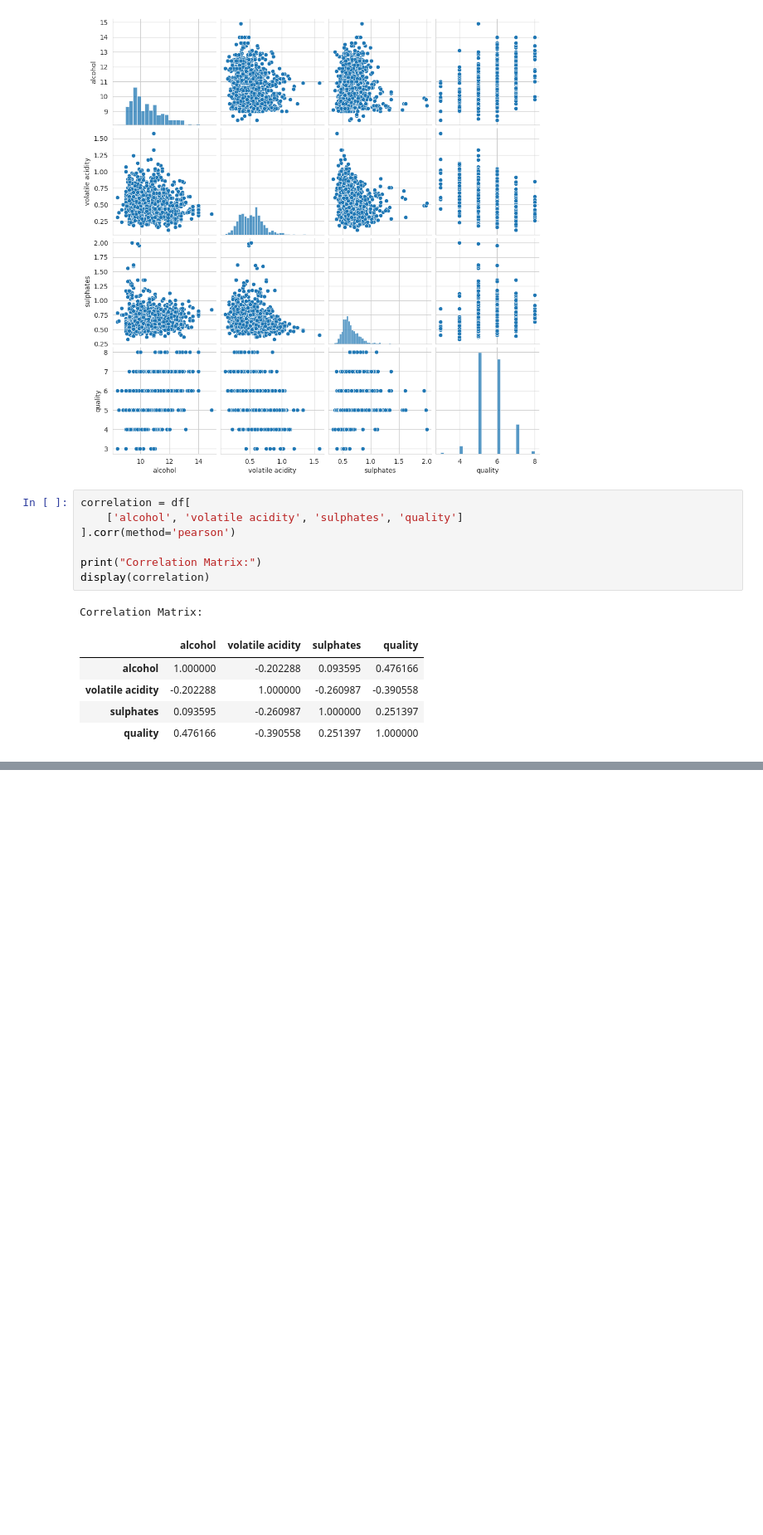
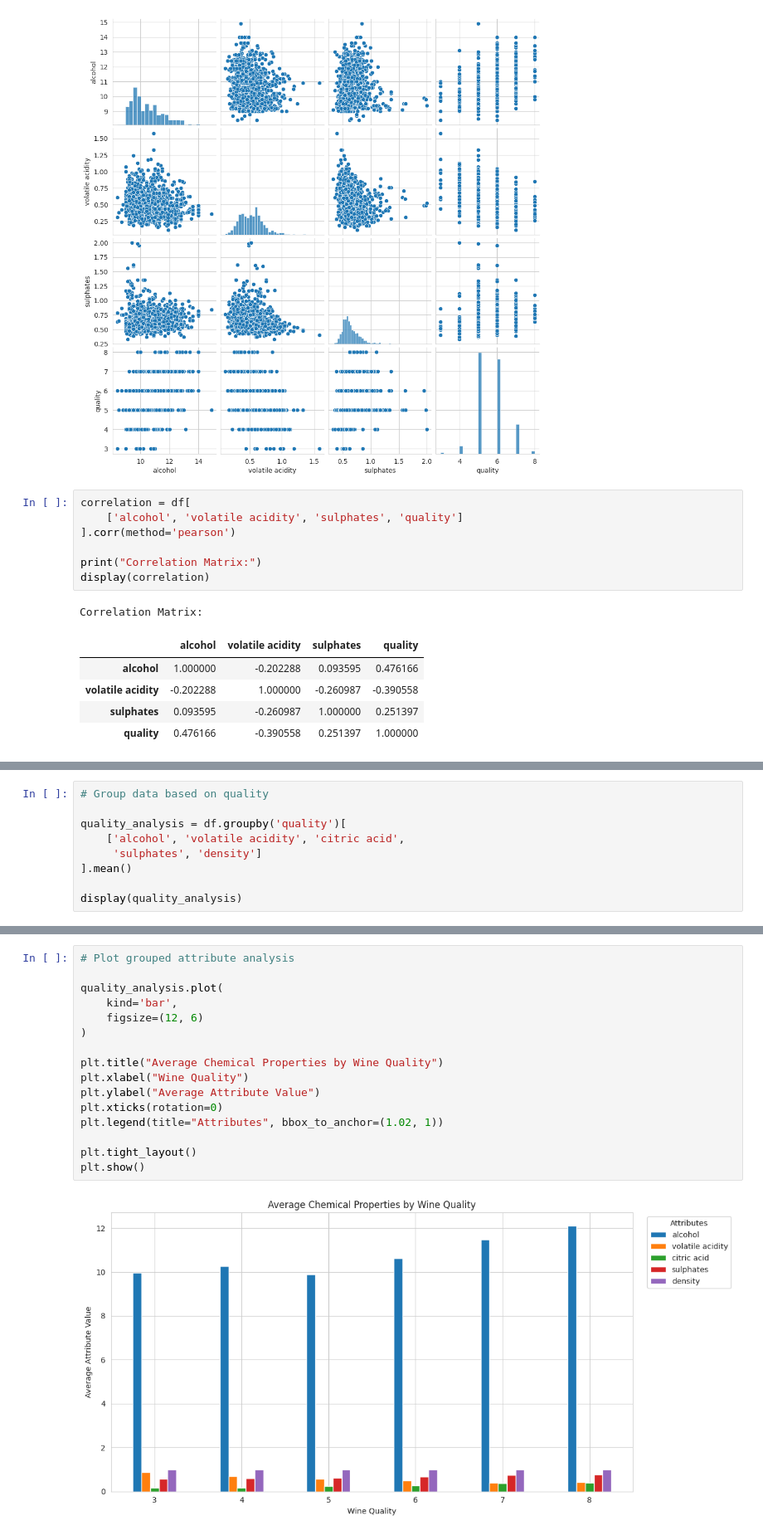
Before and after one commit to brajalingamnec-max/Heart-Disease-Data-Preprocessing, a Jupyter notebook: Week2_EDA_and_Visualization.ipynb, the cells around one changed output, grey strips where cells are left out. Shown at 83% size. Saved outputs shown, nothing was run; the diff lists cells and outputs as text; blank space fills up the shorter version.

```diff
--- a/Week2_EDA_and_Visualization.ipynb
+++ b/Week2_EDA_and_Visualization.ipynb
@@ -383,0 +475,9 @@ Correlation Matrix:
+# %%
+# Group data based on quality
+
+quality_analysis = df.groupby('quality')[
+    ['alcohol', 'volatile acidity', 'citric acid',
+     'sulphates', 'density']
+].mean()
+
+display(quality_analysis)
@@ -383,0 +493,18 @@ Correlation Matrix:
+# %%
+# Plot grouped attribute analysis
+
+quality_analysis.plot(
+    kind='bar',
+    figsize=(12, 6)
+)
+
+plt.title("Average Chemical Properties by Wine Quality")
+plt.xlabel("Wine Quality")
+plt.ylabel("Average Attribute Value")
+plt.xticks(rotation=0)
+plt.legend(title="Attributes", bbox_to_anchor=(1.02, 1))
+
+plt.tight_layout()
+plt.show()
+# %% [output]
+[figure, added]
```
Also changed, not shown: parts of 44 cells of this notebook.
